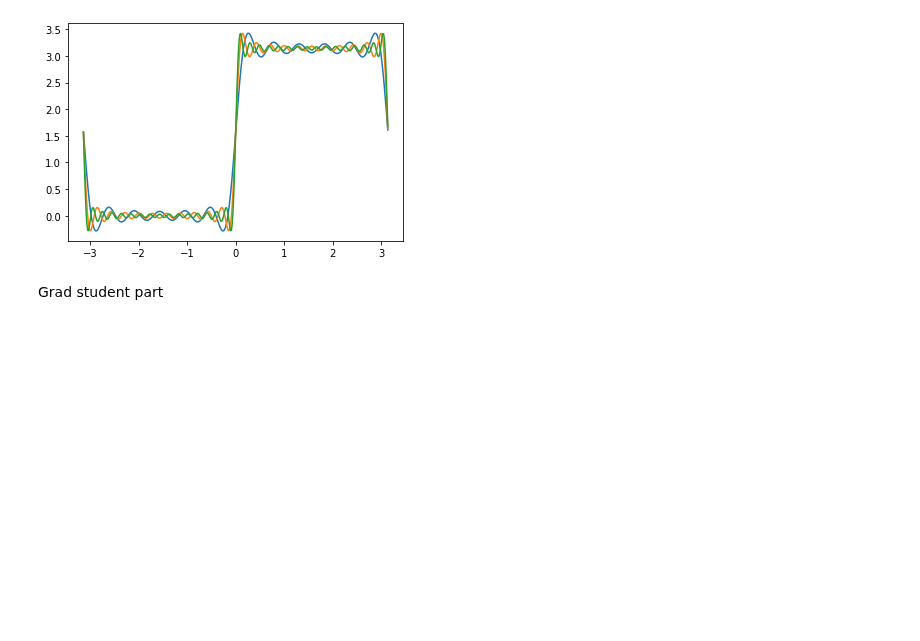
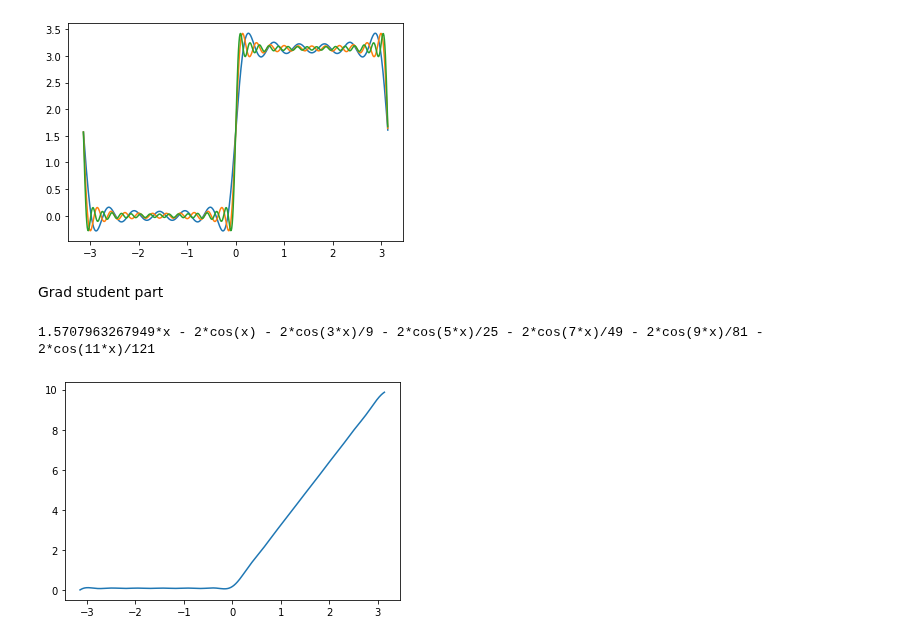
Before and after one commit to asmohov/computational-physics-class-404-604-Spring-2022, a Jupyter notebook: homework_2_aleksey_mohov.ipynb, the cells around one changed output. Cells and saved outputs as stored; diff of their text form; code cells hidden in the pictures; blank space fills up the shorter version.

```diff
--- a/homework_2_aleksey_mohov.ipynb
+++ b/homework_2_aleksey_mohov.ipynb
@@ -26,3 +26,35 @@ p.show()
 [figure]
 # %% [markdown]
 Grad student part
+# %%
+import numpy as np
+import pylab as p
+from sympy import *
+init_printing(use_unicode=False, wrap_line=False)
+x = Symbol('x')
+#redefine function used in earlier block
+def func(i,en):
+    out=np.pi/2
+    for k in range(0,en+1): #iterate over wavenumbers from 0 to n, en to distinguish from later used n
+        if k%2 == 1: #select only odd k's
+            out = out+((2*sin(k*i))/k) #evaluate the requested function for a given n, i
+    return out
+#indefinite integration
+print(integrate(func(x,11),x)) #definite integral
+
+#definite integration and plot
+x_in = np.linspace(-1*np.pi,np.pi,1000)
+#define a for loop since integrate can't handle array inputs
+y_out = []
+#iterate over the linspace to produce plottable points
+for equis in x_in:
+    #check with indefinite integral
+    #y_out.append(1.5707963267949*x - 2*np.cos(x) - 2*np.cos(3*x)/9 - 2*np.cos(5*x)/25 - 2*np.cos(7*x)/49 - 2*np.cos(9*x)/81 - 2*np.cos(11*x)/121)
+    #using definite integration from sympy
+    y_out.append(integrate(func(x,11),(x,-1*np.pi,equis))) #definite integration from -pi to our input x
+#plot outputs
+p.plot(x_in,y_out)
+p.show()
+# %% [output]
+1.5707963267949*x - 2*cos(x) - 2*cos(3*x)/9 - 2*cos(5*x)/25 - 2*cos(7*x)/49 - 2*cos(9*x)/81 - 2*cos(11*x)/121
+[figure, added]
```
